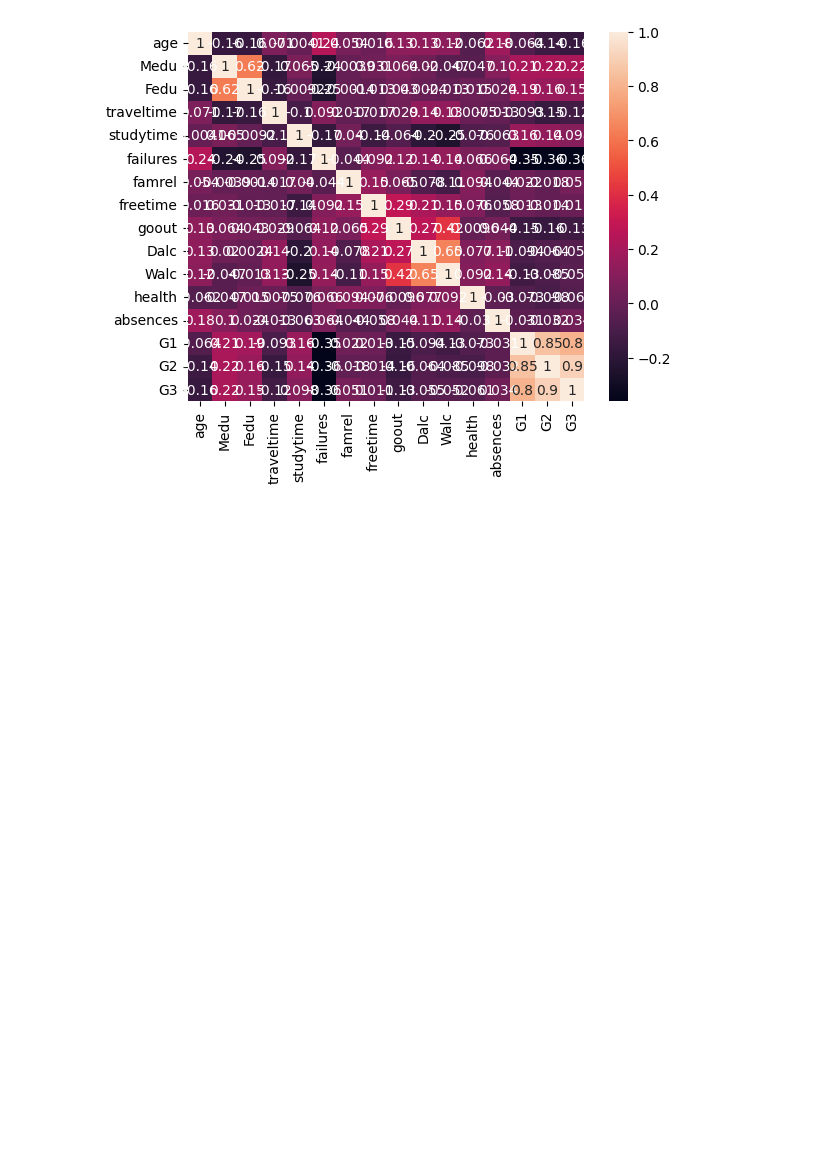
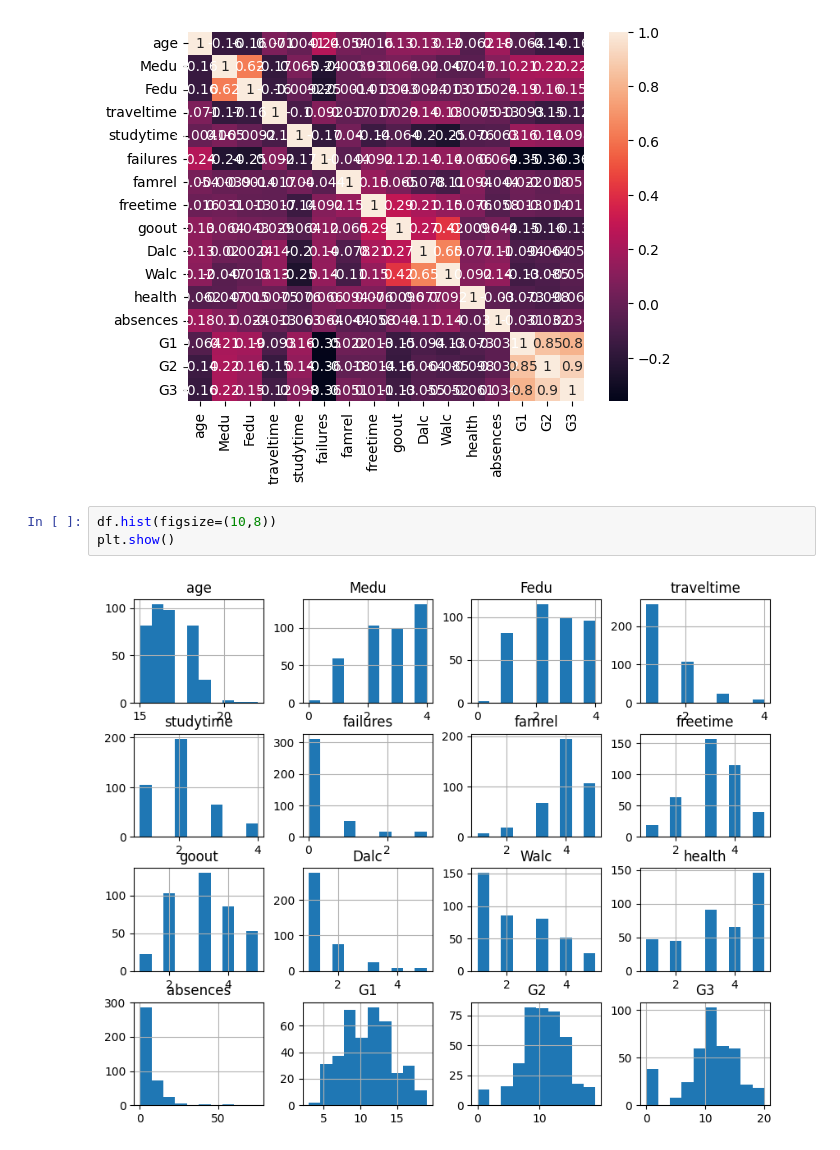
Before and after one commit to omkulkarni-ml/AI-ML-Journey, a Jupyter notebook: student-performance/notebooks/eda.ipynb, the cells around one changed output. Cells and saved outputs as stored; diff of their text form; blank space fills up the shorter version.

```diff
--- a/student-performance/notebooks/eda.ipynb
+++ b/student-performance/notebooks/eda.ipynb
@@ -69,3 +69,8 @@ sns.heatmap(numeric_df.corr(), annot=True)
 plt.show()
 # %% [output]
 [figure]
+# %%
+df.hist(figsize=(10,8))
+plt.show()
+# %% [output]
+[figure, added]
```
Also changed, not shown: parts of 14 cells of this notebook.
